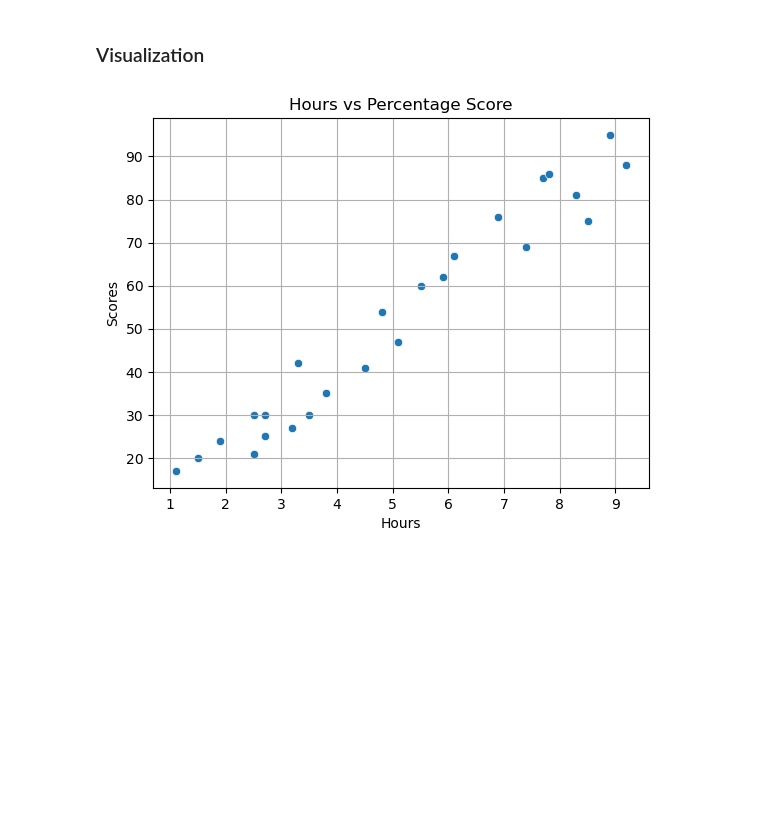
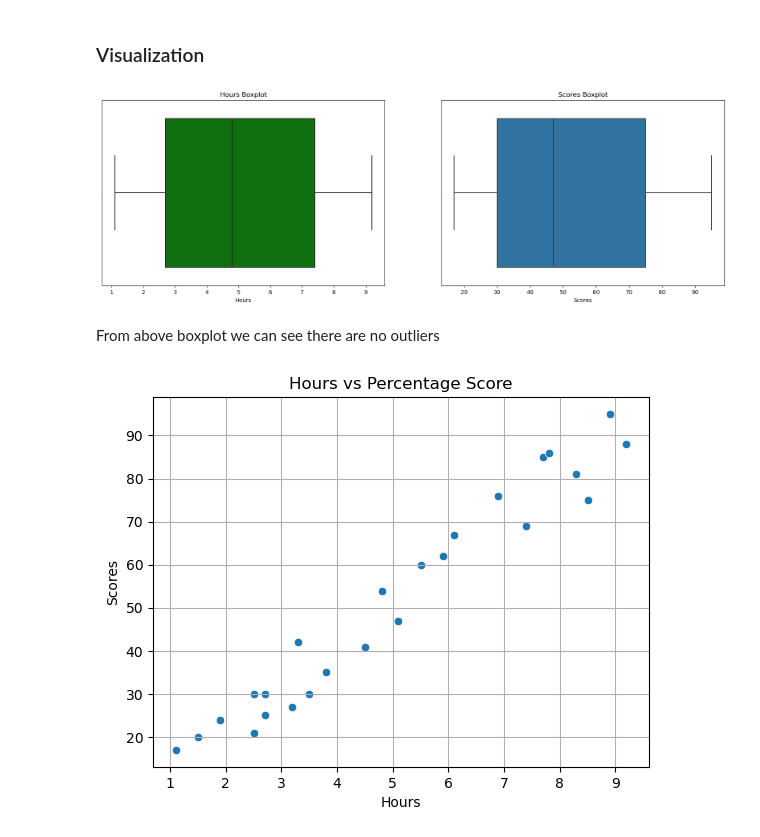
Before and after one commit to sidpatondikar/GRIP-APRIL-2023-Task1, a Jupyter notebook: Task-1_Supervised_ML.ipynb, the cells around one changed output. Saved outputs shown, nothing was run; the diff lists cells and outputs as text; code cells hidden in the pictures; blank space fills up the shorter version.

```diff
--- a/Task-1_Supervised_ML.ipynb
+++ b/Task-1_Supervised_ML.ipynb
@@ -84,6 +84,26 @@ Scores    0
 dtype: int64
 # %% [markdown]
 ### Visualization
+# %%
+#Plotting box plots for finding outliers
+import warnings
+warnings.filterwarnings('ignore')
+
+plt.figure(figsize=(20,6))
+
+plt.subplot(1,2,1)
+sns.boxplot(score_df['Hours'],color='green')
+plt.title('Hours Boxplot')
+
+plt.subplot(1,2,2)
+sns.boxplot(score_df['Scores'])
+plt.title('Scores Boxplot')
+
+plt.show()
+# %% [output]
+[figure, added]
+# %% [markdown]
+From above boxplot we can see there are no outliers
 # %%
 #Plotting distribution of scores
 
```
Also changed, not shown: parts of 2 cells of this notebook.
